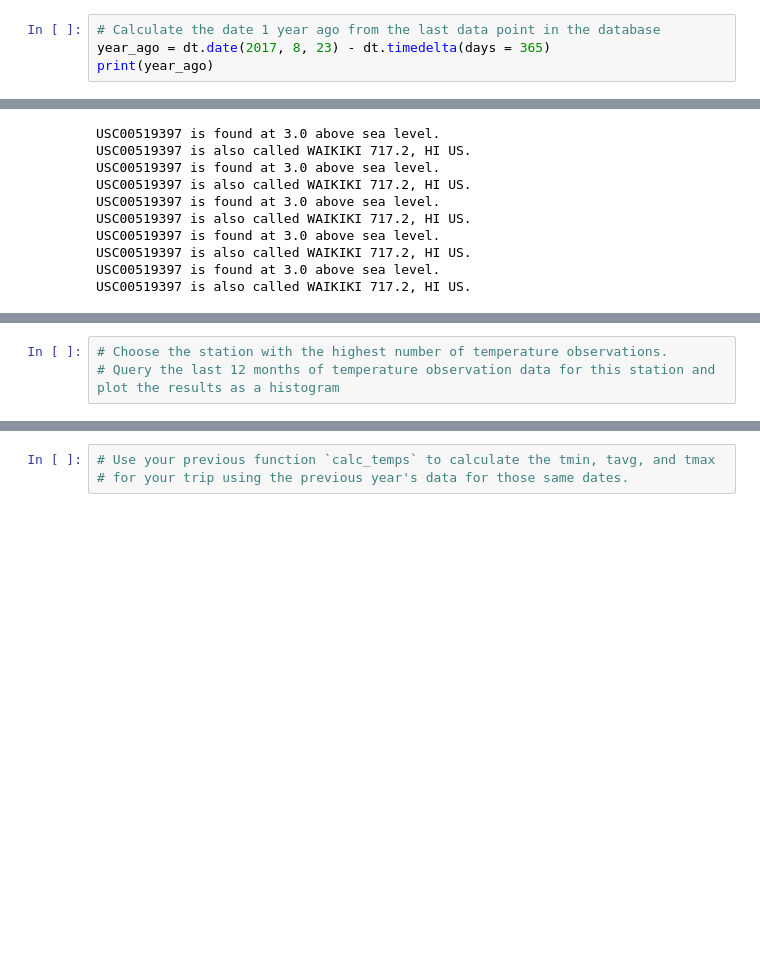
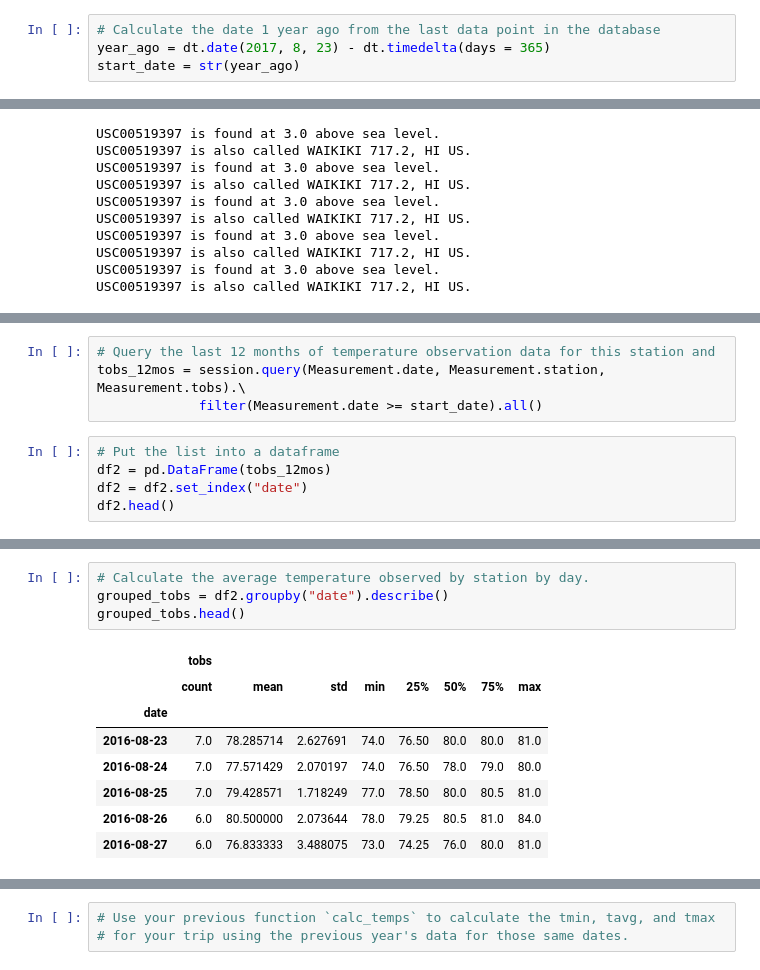
Before and after one commit to rochiecuevas/climate_analysis, a Jupyter notebook: climate_starter.ipynb, the cells around one changed output, grey strips where cells are left out. Saved outputs shown, nothing was run; the diff lists cells and outputs as text; blank space fills up the shorter version.

```diff
--- a/climate_starter.ipynb
+++ b/climate_starter.ipynb
@@ -97,4 +95,4 @@ Latest_date
 # %%
 # Calculate the date 1 year ago from the last data point in the database
 year_ago = dt.date(2017, 8, 23) - dt.timedelta(days = 365)
-print(year_ago)
+start_date = str(year_ago)
@@ -301,3 +322,9 @@ The average temperature at USC00519281 is 71.7 °F.
 # %%
-# Choose the station with the highest number of temperature observations.
-# Query the last 12 months of temperature observation data for this station and plot the results as a histogram
+# Query the last 12 months of temperature observation data for this station and
+tobs_12mos = session.query(Measurement.date, Measurement.station, Measurement.tobs).\
+             filter(Measurement.date >= start_date).all()
+# %%
+# Put the list into a dataframe
+df2 = pd.DataFrame(tobs_12mos)
+df2 = df2.set_index("date")
+df2.head()
@@ -303,0 +339,13 @@ The average temperature at USC00519281 is 71.7 °F.
+# %%
+# Calculate the average temperature observed by station by day.
+grouped_tobs = df2.groupby("date").describe()
+grouped_tobs.head()
+# %% [output]
+|  | tobs |  |  |  |  |  |  |  |
+|  | count | mean | std | min | 25% | 50% | 75% | max |
+| date |  |  |  |  |  |  |  |  |
+| 2016-08-23 | 7.0 | 78.285714 | 2.627691 | 74.0 | 76.50 | 80.0 | 80.0 | 81.0 |
+| 2016-08-24 | 7.0 | 77.571429 | 2.070197 | 74.0 | 76.50 | 78.0 | 79.0 | 80.0 |
+| 2016-08-25 | 7.0 | 79.428571 | 1.718249 | 77.0 | 78.50 | 80.0 | 80.5 | 81.0 |
+| 2016-08-26 | 6.0 | 80.500000 | 2.073644 | 78.0 | 79.25 | 80.5 | 81.0 | 84.0 |
+| 2016-08-27 | 6.0 | 76.833333 | 3.488075 | 73.0 | 74.25 | 76.0 | 80.0 | 81.0 |
```
Also changed, not shown: parts of 18 cells of this notebook, 2 other files.
